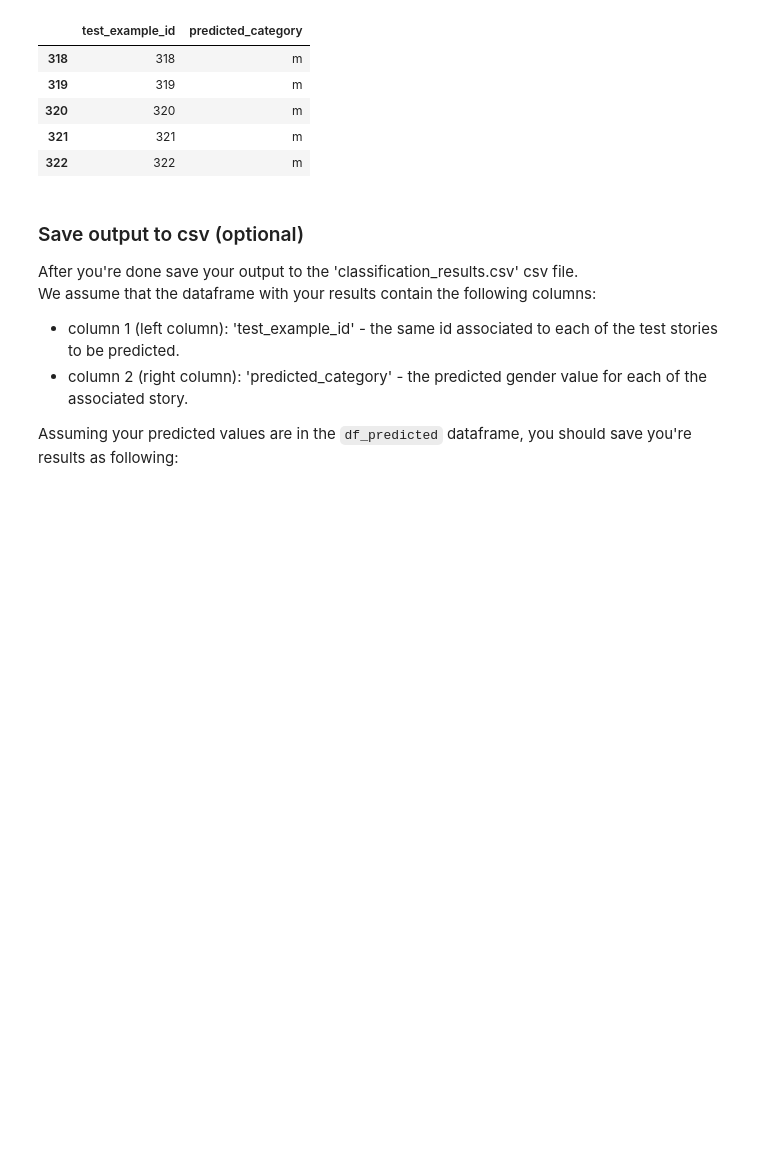
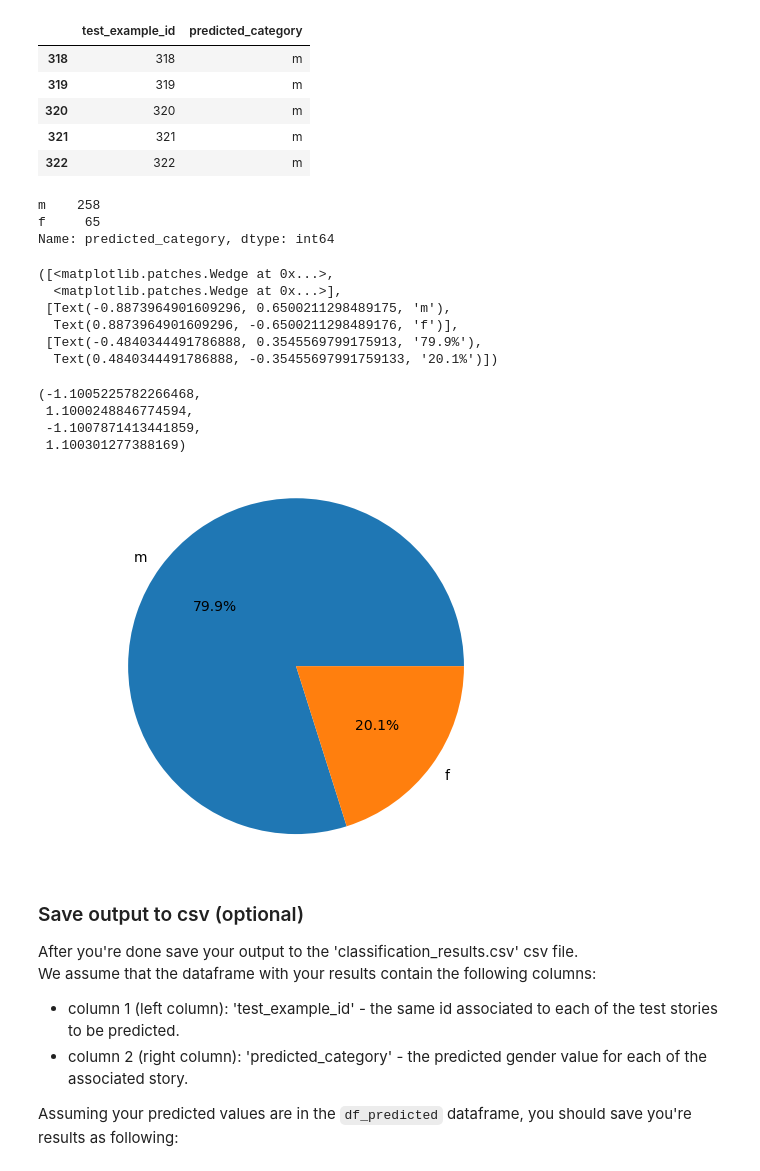
Before and after one commit to AdiYadlin03/Text_Analysis, a Jupyter notebook: Assignment5-text-analysis.ipynb, the cells around one changed output. Saved outputs shown, nothing was run; the diff lists cells and outputs as text; code cells hidden in the pictures; blank space fills up the shorter version.

```diff
--- a/Assignment5-text-analysis.ipynb
+++ b/Assignment5-text-analysis.ipynb
@@ -338,6 +344,31 @@ df_predicted.tail(5)
 | 320 | 320 | m |
 | 321 | 321 | m |
 | 322 | 322 | m |
+# %%
+gender_counts = df_predicted['predicted_category'].value_counts()
+gender_counts
+# %% [output]
+m    258
+f     65
+Name: predicted_category, dtype: int64
+# %%
+# visualize
+labels = gender_counts.index.tolist()
+sizes = gender_counts.values.tolist()
+plt.pie(sizes, labels=labels, autopct='%1.1f%%')
+plt.axis('equal')
+# %% [output]
+([<matplotlib.patches.Wedge at 0x...>,
+  <matplotlib.patches.Wedge at 0x...>],
+ [Text(-0.8873964901609296, 0.6500211298489175, 'm'),
+  Text(0.8873964901609296, -0.6500211298489176, 'f')],
+ [Text(-0.4840344491786888, 0.3545569799175913, '79.9%'),
+  Text(0.4840344491786888, -0.35455697991759133, '20.1%')])
+(-1.1005225782266468,
+ 1.1000248846774594,
+ -1.1007871413441859,
+ 1.100301277388169)
+[figure, added]
 # %% [markdown]
 ### Save output to csv (optional)
 After you're done save your output to the 'classification_results.csv' csv file.<br/>
```
Also changed, not shown: parts of 15 cells of this notebook, 1 other file.
